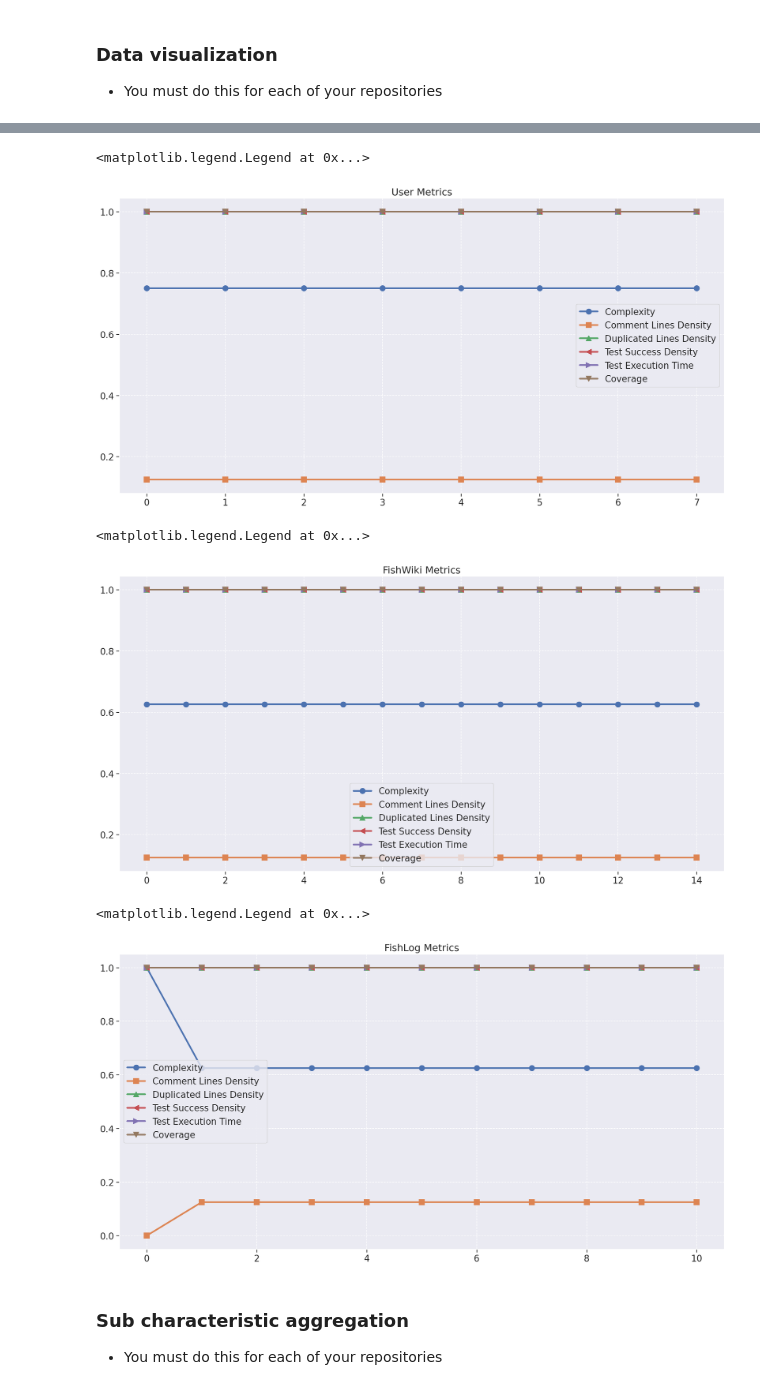
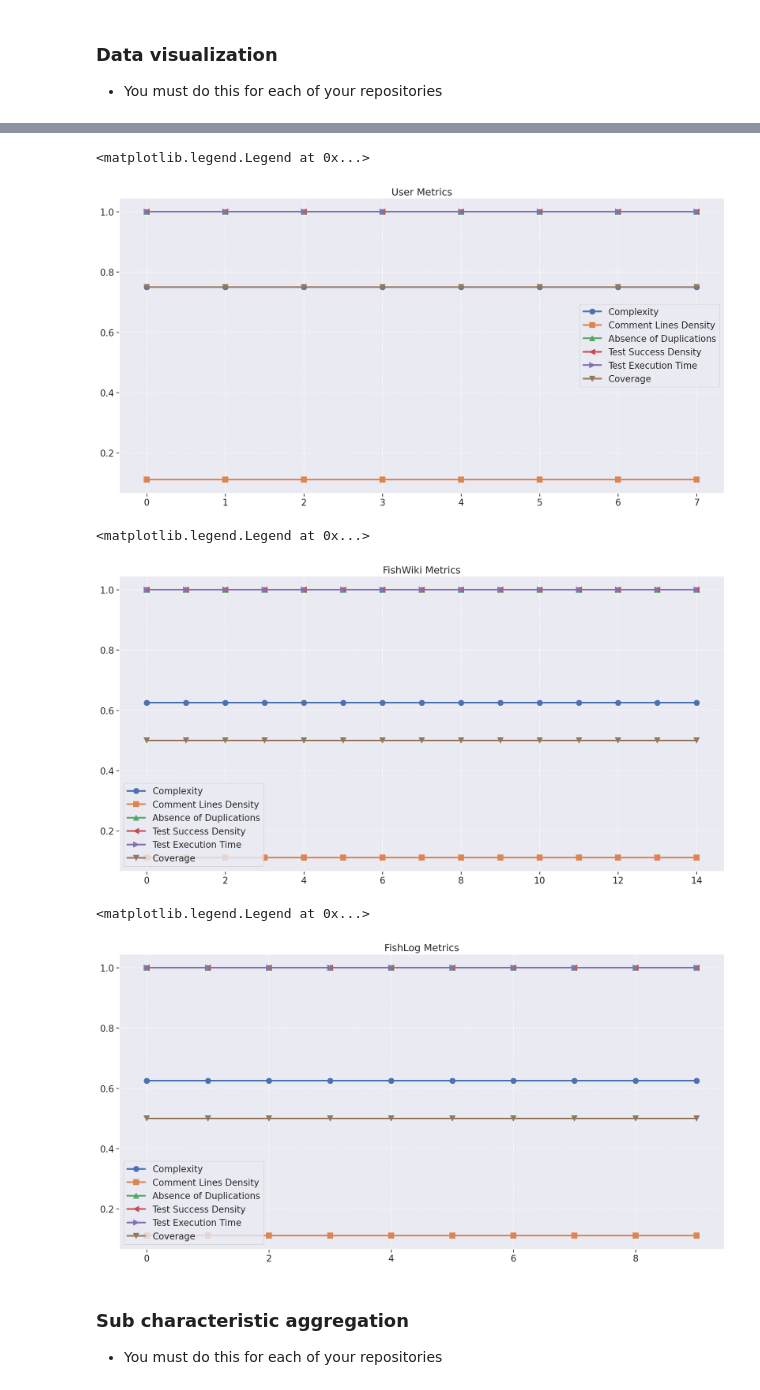
Before and after one commit to fga-eps-mds/2021.1-Pro-Especies-Docs, a Jupyter notebook: Analytics/analytics.ipynb, the cells around one changed output, grey strips where cells are left out. Cells and saved outputs as stored; diff of their text form; code cells hidden in the pictures.

```diff
--- a/Analytics/analytics.ipynb
+++ b/Analytics/analytics.ipynb
@@ -271,18 +351,31 @@ def m4(df):
 ##### Fast test builds
 # %%
 def m5(df):
-
-    density_fast_test_builds = len(df[(df['test_execution_time'].astype(float)) < 300]) / sum(df['tests'].astype(float))
+    fast_tests_files = df[(pd.notna(df['test_execution_time'])) & ((df['test_execution_time'].astype(float)) < 300)]
+    qnt_fast_tests_per_file = sum(fast_tests_files['tests'].astype(float))
+    density_fast_test_builds = len(fast_tests_files) * qnt_fast_tests_per_file / sum(df[(pd.notna(df['tests']))]['tests'].astype(float))
 
     return density_fast_test_builds
 # %% [markdown]
 ##### Test coverage
-# %%
-def m6(df):
-
-    density_test_coverage = len(df[(df['coverage'].astype(float) > 60)]) / len(df)
-
-    return density_test_coverage
+# %%
+def m6(df):
+    invalid_paths = ["test/**/*.spec.ts", "**/test/**/*.spec.ts", "**test/**/*.spec.ts", "src/app.ts", "src/server.ts", "src/routes/router.ts", "src/config/database.ts"]
+    invalid_test_value = 0
+    paths = []
+    for index, row in df.iterrows():
+        if pd.isna(row['coverage']):
+            invalid_test_value += 1
+        else:
+            paths.append(row['path'])
+
+    for pattern in invalid_paths:
+        matching = find_matching_paths(paths, pattern)
+        invalid_test_value += len(matching)
+
+    density_test_coverage = len(df[(df['coverage'].astype(float) > 60)]) / max((len(df) - invalid_test_value), 1)
+
+    return density_test_coverage
 # %% [markdown]
 ### Calculate m1, m2, m3, m4, m5 and m6 for each repository
 # %%
@@ -307,9 +400,9 @@ def create_metrics_df(df):
         m1_list.append(m1(version_df))
         m2_list.append(m2(version_df))
         m3_list.append(m3(version_df))
-        m4_list.append(m3(version_df))
-        m5_list.append(m3(version_df))
-        m6_list.append(m3(version_df))
+        m4_list.append(m4(version_df))
+        m5_list.append(m5(version_df))
+        m6_list.append(m6(version_df))
 
         ncloc_list.append(_ncloc(version_df))
         repository_list.append(version_df['repository'].iloc[0])
@@ -318,9 +411,9 @@ def create_metrics_df(df):
     metrics_df = pd.DataFrame({'m1': m1_list,
                                'm2': m2_list,
                                'm3': m3_list,
-                               'm4': m3_list,
-                               'm5': m3_list,
-                               'm6': m3_list,
+                               'm4': m4_list,
+                               'm5': m5_list,
+                               'm6': m6_list,
                                'repository': repository_list,
                                'version': version_list,
                                'ncloc': ncloc_list})
@@ -355,42 +448,42 @@ fig = plt.figure(figsize=(20, 10))
 plt.title('User Metrics')
 plt.plot(repo2_metrics['m1'], linewidth=3, marker='o', label='Complexity', markersize=10)
 plt.plot(repo2_metrics['m2'], linewidth=3, marker='s', label='Comment Lines Density', markersize=10)
-plt.plot(repo2_metrics['m3'], linewidth=3, marker='^', label='Duplicated Lines Density', markersize=10)
+plt.plot(repo2_metrics['m3'], linewidth=3, marker='^', label='Absence of Duplications', markersize=10)
 plt.plot(repo2_metrics['m4'], linewidth=3, marker='<', label='Test Success Density', markersize=10)
 plt.plot(repo2_metrics['m5'], linewidth=3, marker='>', label='Test Execution Time', markersize=10)
 plt.plot(repo2_metrics['m6'], linewidth=3, marker='v', label='Coverage', markersize=10)
 plt.legend()
 # %% [output]
 <matplotlib.legend.Legend at 0x...>
-[figure, old version]
+[figure, new version]
 # %%
 fig = plt.figure(figsize=(20, 10))
 
 plt.title('FishWiki Metrics')
 plt.plot(repo3_metrics['m1'], linewidth=3, marker='o', label='Complexity', markersize=10)
 plt.plot(repo3_metrics['m2'], linewidth=3, marker='s', label='Comment Lines Density', markersize=10)
-plt.plot(repo3_metrics['m3'], linewidth=3, marker='^', label='Duplicated Lines Density', markersize=10)
+plt.plot(repo3_metrics['m3'], linewidth=3, marker='^', label='Absence of Duplications', markersize=10)
 plt.plot(repo3_metrics['m4'], linewidth=3, marker='<', label='Test Success Density', markersize=10)
 plt.plot(repo3_metrics['m5'], linewidth=3, marker='>', label='Test Execution Time', markersize=10)
 plt.plot(repo3_metrics['m6'], linewidth=3, marker='v', label='Coverage', markersize=10)
 plt.legend()
 # %% [output]
 <matplotlib.legend.Legend at 0x...>
-[figure, old version]
+[figure, new version]
 # %%
 fig = plt.figure(figsize=(20, 10))
 
 plt.title('FishLog Metrics')
 plt.plot(repo4_metrics['m1'], linewidth=3, marker='o', label='Complexity', markersize=10)
 plt.plot(repo4_metrics['m2'], linewidth=3, marker='s', label='Comment Lines Density', markersize=10)
-plt.plot(repo4_metrics['m3'], linewidth=3, marker='^', label='Duplicated Lines Density', markersize=10)
+plt.plot(repo4_metrics['m3'], linewidth=3, marker='^', label='Absence of Duplications', markersize=10)
 plt.plot(repo4_metrics['m4'], linewidth=3, marker='<', label='Test Success Density', markersize=10)
 plt.plot(repo4_metrics['m5'], linewidth=3, marker='>', label='Test Execution Time', markersize=10)
 plt.plot(repo4_metrics['m6'], linewidth=3, marker='v', label='Coverage', markersize=10)
 plt.legend()
 # %% [output]
 <matplotlib.legend.Legend at 0x...>
-[figure, old version]
+[figure, new version]
 # %% [markdown]
 ### Sub characteristic aggregation
 
```
Also changed, not shown: parts of 23 cells of this notebook, 57 other files.
